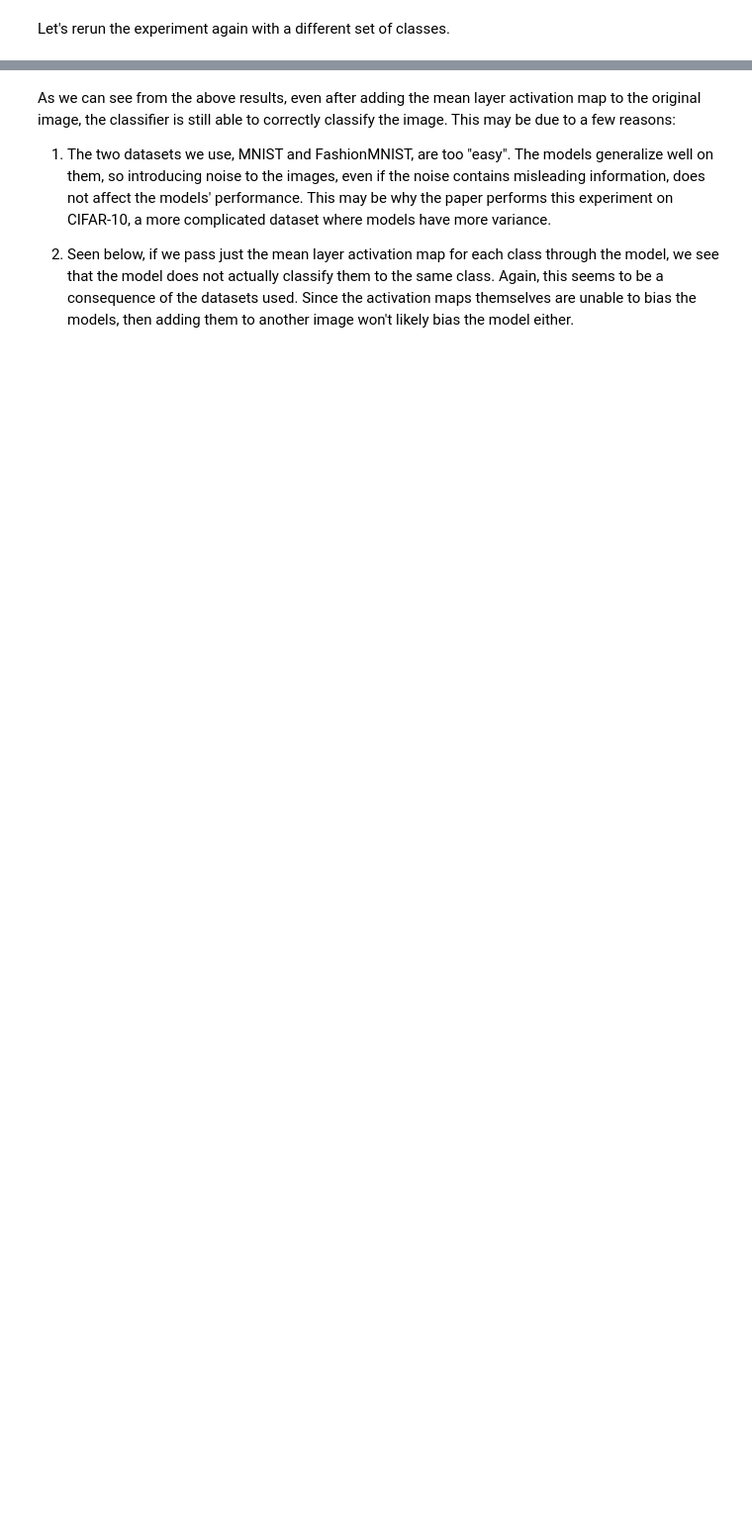
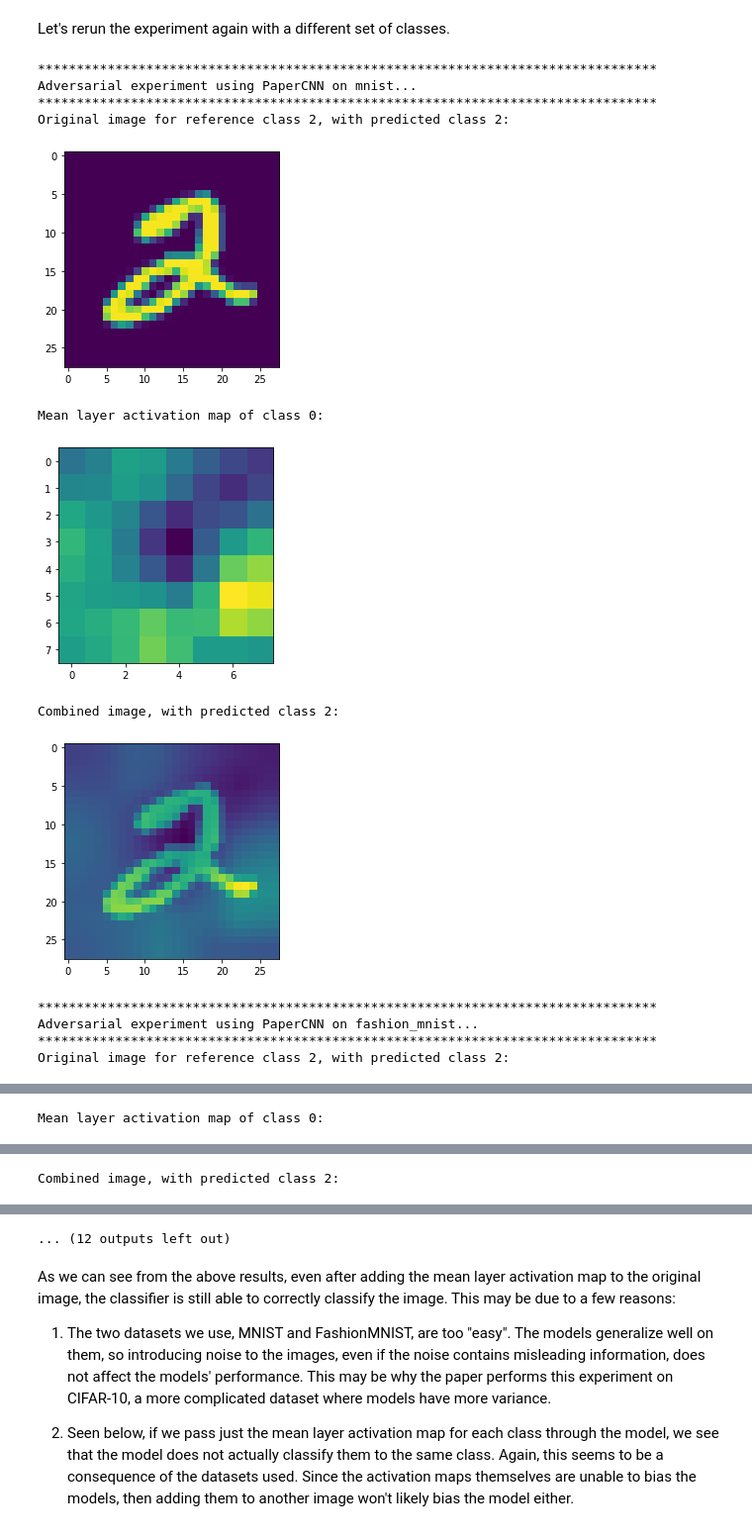
Before and after one commit to mengyu-yang/WhiteNoise, a Jupyter notebook: PaperAssignment.ipynb, the cells around one changed output, grey strips where cells are left out. Shown at 99% size. Drawn from its saved outputs; the diff is of its cells as text; code cells hidden in the pictures; blank space fills up the shorter version.

```diff
--- a/PaperAssignment.ipynb
+++ b/PaperAssignment.ipynb
@@ -207,11 +245,23 @@ for model_name in ["PaperCNN"]:
 # %% [markdown]
 Let's rerun the experiment again with a different set of classes.
 # %%
-ref_class = 8
-bias_class = 1
+ref_class = 2
+bias_class = 0
 
-# for model_name in ["PaperCNN", "Alexish"]:
-#     for dataset_name in ["mnist", "fashion_mnist"]:
-for model_name in ["PaperCNN"]:
-    for dataset_name in ["mnist"]:
+for model_name in ["PaperCNN", "Alexish"]:
+    for dataset_name in ["mnist", "fashion_mnist"]:
         AdversarialMain(ckpt_path, model_name, dataset_name, ref_class, bias_class, model_noise_act_maps, "Last Conv")
+# %% [output]
+********************************************************************************
+Adversarial experiment using PaperCNN on mnist...
+********************************************************************************
+Original image for reference class 2, with predicted class 2:
+[figure, added]
+Mean layer activation map of class 0:
+[figure, added]
+Combined image, with predicted class 2:
+[figure, added]
+********************************************************************************
+Adversarial experiment using PaperCNN on fashion_mnist...
+********************************************************************************
+Original image for reference class 2, with predicted class 2:
@@ -217,0 +269 @@ for model_name in ["PaperCNN"]:
+Mean layer activation map of class 0:
@@ -217,0 +271 @@ for model_name in ["PaperCNN"]:
+Combined image, with predicted class 2:
@@ -218,3 +273,4 @@ for model_name in ["PaperCNN"]:
+... (12 outputs left out)
 # %% [markdown]
 As we can see from the above results, even after adding the mean layer activation map to the original image, the classifier is still able to correctly classify the image. This may be due to a few reasons:
 
```
Also changed, not shown: parts of 9 cells of this notebook, 3 other files.
